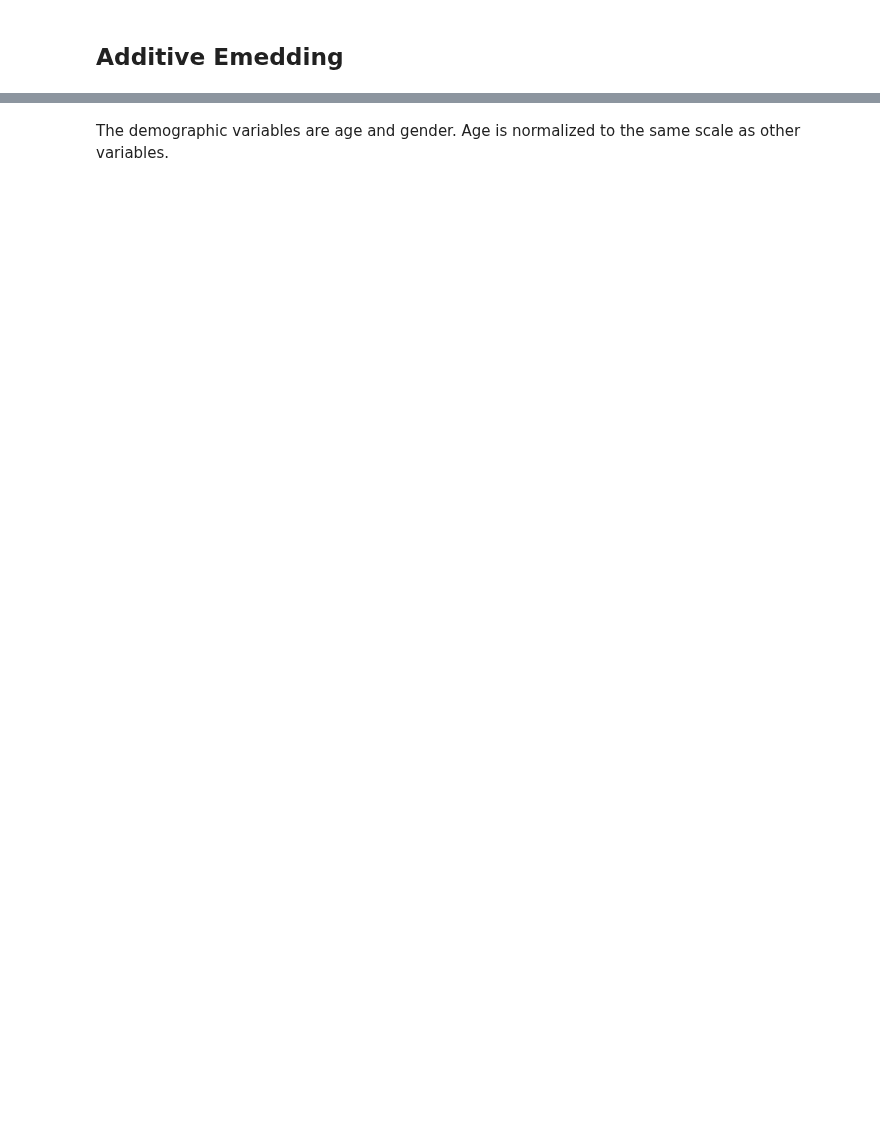
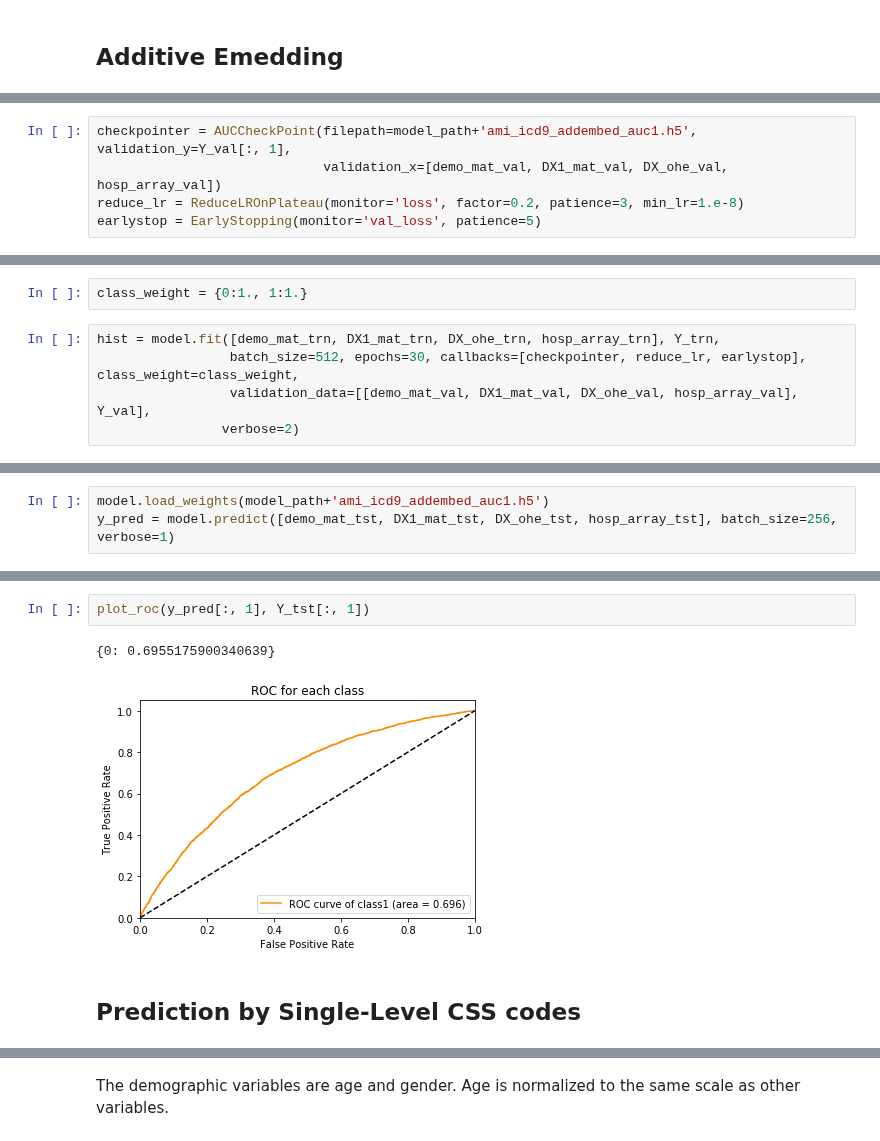
Before and after one commit to wenshuoliu/DLproj, a Jupyter notebook: NRD/Prediction_by_codes.ipynb, the cells around one changed output, grey strips where cells are left out. Saved outputs shown, nothing was run; the diff lists cells and outputs as text; blank space fills up the shorter version.

```diff
--- a/NRD/Prediction_by_codes.ipynb
+++ b/NRD/Prediction_by_codes.ipynb
@@ -264,0 +421,5 @@ DX_mat = DX_series.astype(int).values.reshape(len(all_df), N_DX)
+# %%
+checkpointer = AUCCheckPoint(filepath=model_path+'ami_icd9_addembed_auc1.h5', validation_y=Y_val[:, 1],
+                             validation_x=[demo_mat_val, DX1_mat_val, DX_ohe_val, hosp_array_val])
+reduce_lr = ReduceLROnPlateau(monitor='loss', factor=0.2, patience=3, min_lr=1.e-8)
+earlystop = EarlyStopping(monitor='val_loss', patience=5)
@@ -264,0 +428,7 @@ DX_mat = DX_series.astype(int).values.reshape(len(all_df), N_DX)
+# %%
+class_weight = {0:1., 1:1.}
+# %%
+hist = model.fit([demo_mat_trn, DX1_mat_trn, DX_ohe_trn, hosp_array_trn], Y_trn,
+                 batch_size=512, epochs=30, callbacks=[checkpointer, reduce_lr, earlystop], class_weight=class_weight,
+                 validation_data=[[demo_mat_val, DX1_mat_val, DX_ohe_val, hosp_array_val], Y_val],
+                verbose=2)
@@ -264,0 +455,3 @@ DX_mat = DX_series.astype(int).values.reshape(len(all_df), N_DX)
+# %%
+model.load_weights(model_path+'ami_icd9_addembed_auc1.h5')
+y_pred = model.predict([demo_mat_tst, DX1_mat_tst, DX_ohe_tst, hosp_array_tst], batch_size=256, verbose=1)
@@ -264,0 +460,7 @@ DX_mat = DX_series.astype(int).values.reshape(len(all_df), N_DX)
+# %%
+plot_roc(y_pred[:, 1], Y_tst[:, 1])
+# %% [output]
+{0: 0.6955175900340639}
+[figure, added]
+# %% [markdown]
+## Prediction by Single-Level CSS codes
```
Also changed, not shown: parts of 84 cells of this notebook.
